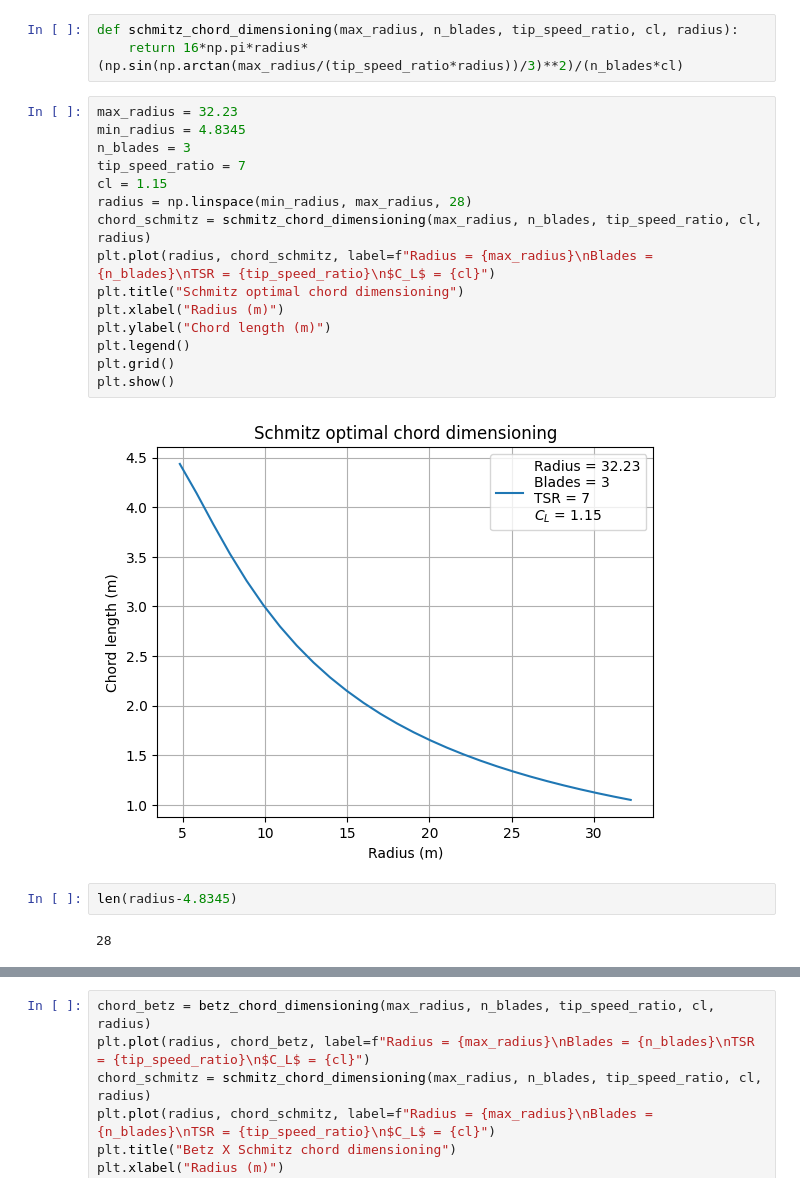
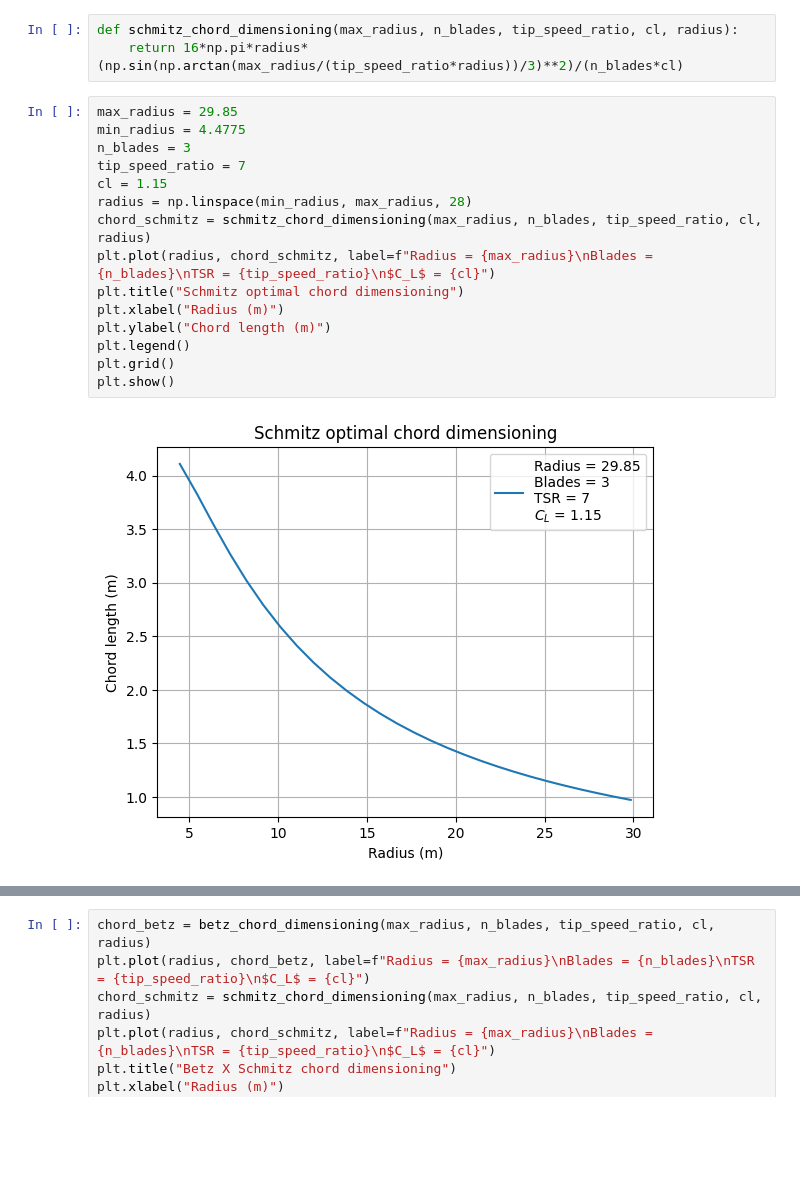
Before and after one commit to Nikolas010101/WindEng, a Jupyter notebook: turbine.ipynb, the cells around one changed output, grey strips where cells are left out. Cells and saved outputs as stored; diff of their text form; blank space fills up the shorter version.

```diff
--- a/turbine.ipynb
+++ b/turbine.ipynb
@@ -49,26 +49,22 @@ plt.show()
 def schmitz_chord_dimensioning(max_radius, n_blades, tip_speed_ratio, cl, radius):
     return 16*np.pi*radius*(np.sin(np.arctan(max_radius/(tip_speed_ratio*radius))/3)**2)/(n_blades*cl)
 # %%
-max_radius = 32.23
-min_radius = 4.8345
+max_radius = 29.85
+min_radius = 4.4775
 n_blades = 3
 tip_speed_ratio = 7
 cl = 1.15
 radius = np.linspace(min_radius, max_radius, 28)
 chord_schmitz = schmitz_chord_dimensioning(max_radius, n_blades, tip_speed_ratio, cl, radius)
 plt.plot(radius, chord_schmitz, label=f"Radius = {max_radius}\nBlades = {n_blades}\nTSR = {tip_speed_ratio}\n$C_L$ = {cl}")
 plt.title("Schmitz optimal chord dimensioning")
 plt.xlabel("Radius (m)")
 plt.ylabel("Chord length (m)")
 plt.legend()
 plt.grid()
 plt.show()
 # %% [output]
-[figure, old version]
+[figure, new version]
-# %%
-len(radius-4.8345)
-# %% [output]
-28
 # %%
 list(zip(radius, chord_schmitz))
 # %% [output]
```
Also changed, not shown: parts of 1 cell of this notebook, 1 other file.
